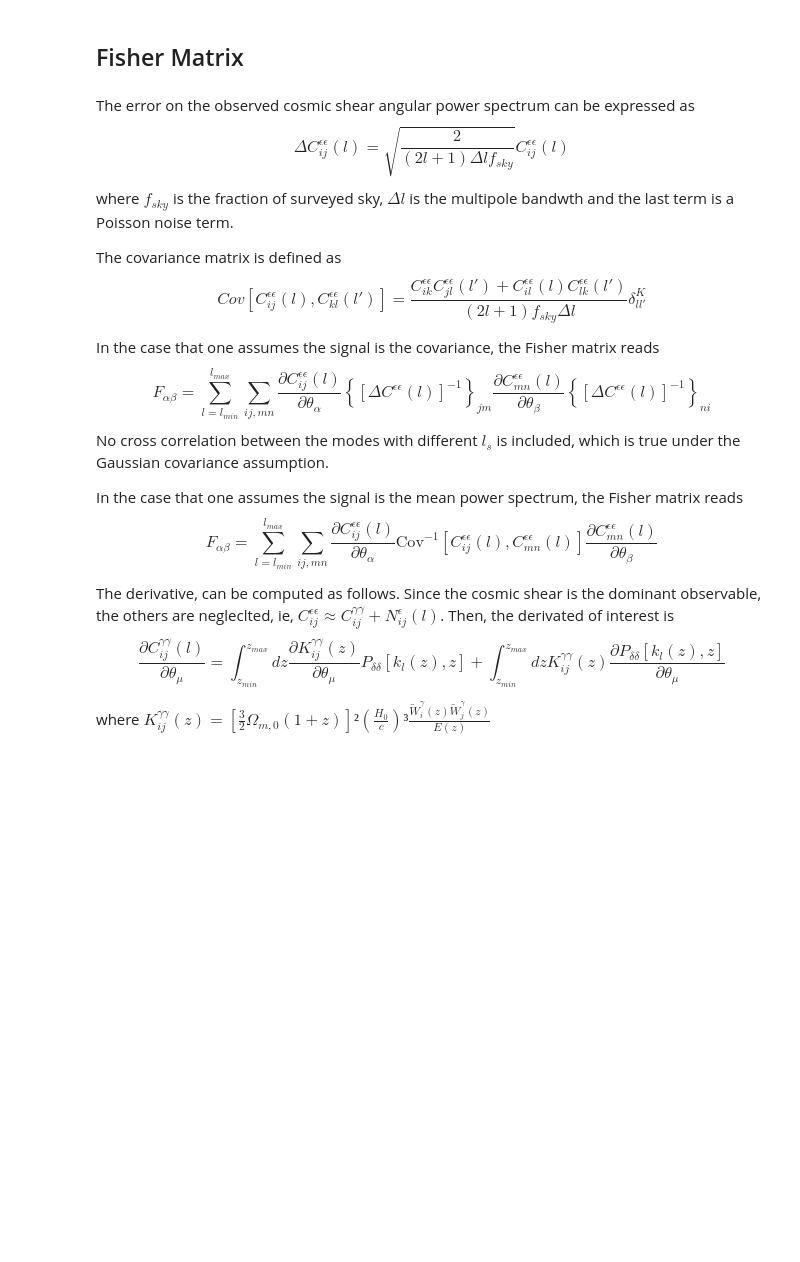
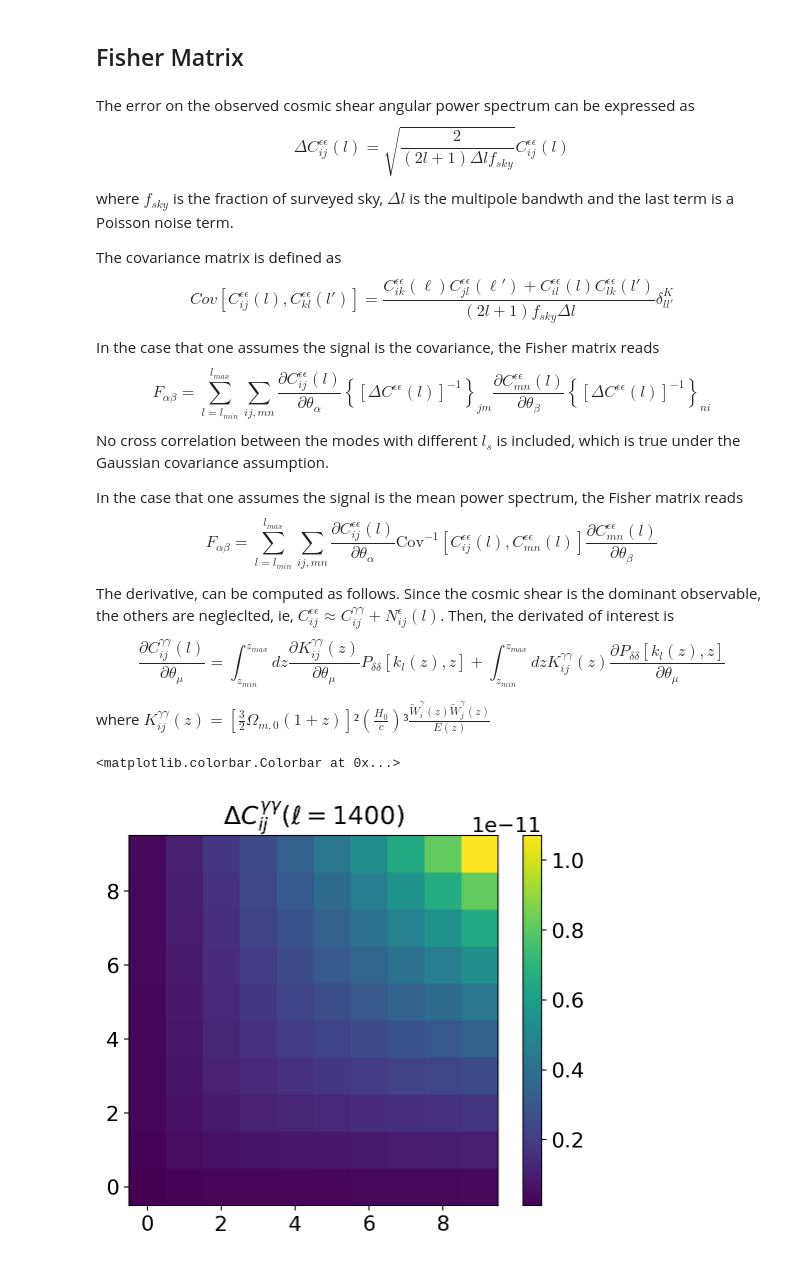
Before and after one commit to vPedreros/dfi-summer-2023, a Jupyter notebook: summer_nb copy.ipynb, the cells around one changed output. Cells and saved outputs as stored; diff of their text form; code cells hidden in the pictures; blank space fills up the shorter version.

```diff
--- a/summer_nb copy.ipynb
+++ b/summer_nb copy.ipynb
@@ -436,7 +419,7 @@ cosmic_shear_array.shape
 # %% [markdown]
 The error on the observed cosmic shear angular power spectrum can be expressed as $$\Delta C_{ij}^{\epsilon\epsilon}(l) = \sqrt{\frac{2}{(2l+1)\Delta l f_{sky}}}C_{ij}^{\epsilon\epsilon}(l)$$ where $f_{sky}$ is the fraction of surveyed sky, $\Delta l $ is the multipole bandwth and the last term is a Poisson noise term.
 
-The covariance matrix is defined as $$Cov[C_{ij}^{\epsilon\epsilon}(l), C_{kl}^{\epsilon\epsilon}(l')]=\frac{C_{ik}^{\epsilon\epsilon} C_{jl}^{\epsilon\epsilon}(l') + C_{il}^{\epsilon\epsilon}(l)C_{lk}^{\epsilon\epsilon}(l')}{(2l+1)f_{sky}\Delta l}\delta_{ll'}^K$$
+The covariance matrix is defined as $$Cov[C_{ij}^{\epsilon\epsilon}(l), C_{kl}^{\epsilon\epsilon}(l')]=\frac{C_{ik}^{\epsilon\epsilon}(\ell) C_{jl}^{\epsilon\epsilon}(\ell') + C_{il}^{\epsilon\epsilon}(l)C_{lk}^{\epsilon\epsilon}(l')}{(2l+1)f_{sky}\Delta l}\delta_{ll'}^K$$
 
 In the case that one assumes the signal is the covariance, the Fisher matrix reads
 $$F_{\alpha\beta}=\sum_{l=l_{min}}^{l_{max}}\sum_{ij,mn}\frac{\partial C_{ij}^{\epsilon\epsilon}(l)}{\partial \theta_\alpha}\left\{[\Delta C^{\epsilon\epsilon}(l)]^{-1}\right\}_{jm}
@@ -454,5 +441,17 @@ $K_{ij}^{\gamma\gamma}(z) =  \left[\frac{3}{2}\Omega_{m,0}(1+z)\right]²\left(\f
 # %%
-def error_convergence(i, j, l, fsky=1.0, dl=10):
+def error_convergence(l, fsky=(1/15000), dl=1490):
     term1 = np.sqrt(2 / ((2 * l + 1) * dl * fsky))
-    term2 = convergence_gammagamma(i, j, l)
+    term2 = cosmic_shear_array[l]
     return term1 * term2
+# %%
+ell = 1400
+
+fig, ax = plt.subplots()
+
+im = ax.imshow(error_convergence(ell - 100))
+ax.set_title('$\Delta C_{ij}^{\gamma\gamma}(\ell=%i)$'%ell)
+ax.set_ylim(ax.get_ylim()[::-1])
+fig.colorbar(im)
+# %% [output]
+<matplotlib.colorbar.Colorbar at 0x...>
+[figure, added]
```
Also changed, not shown: parts of 11 cells of this notebook.
